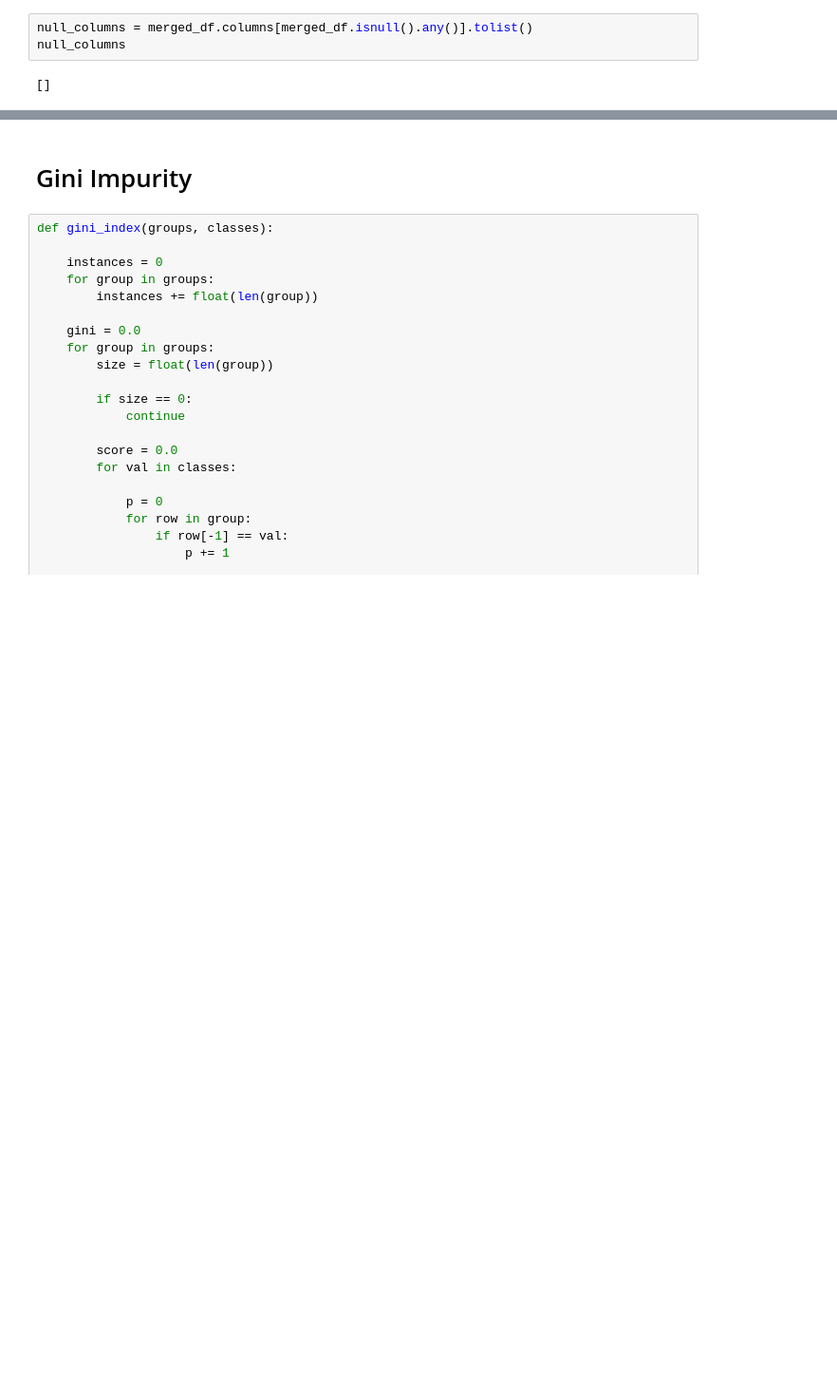
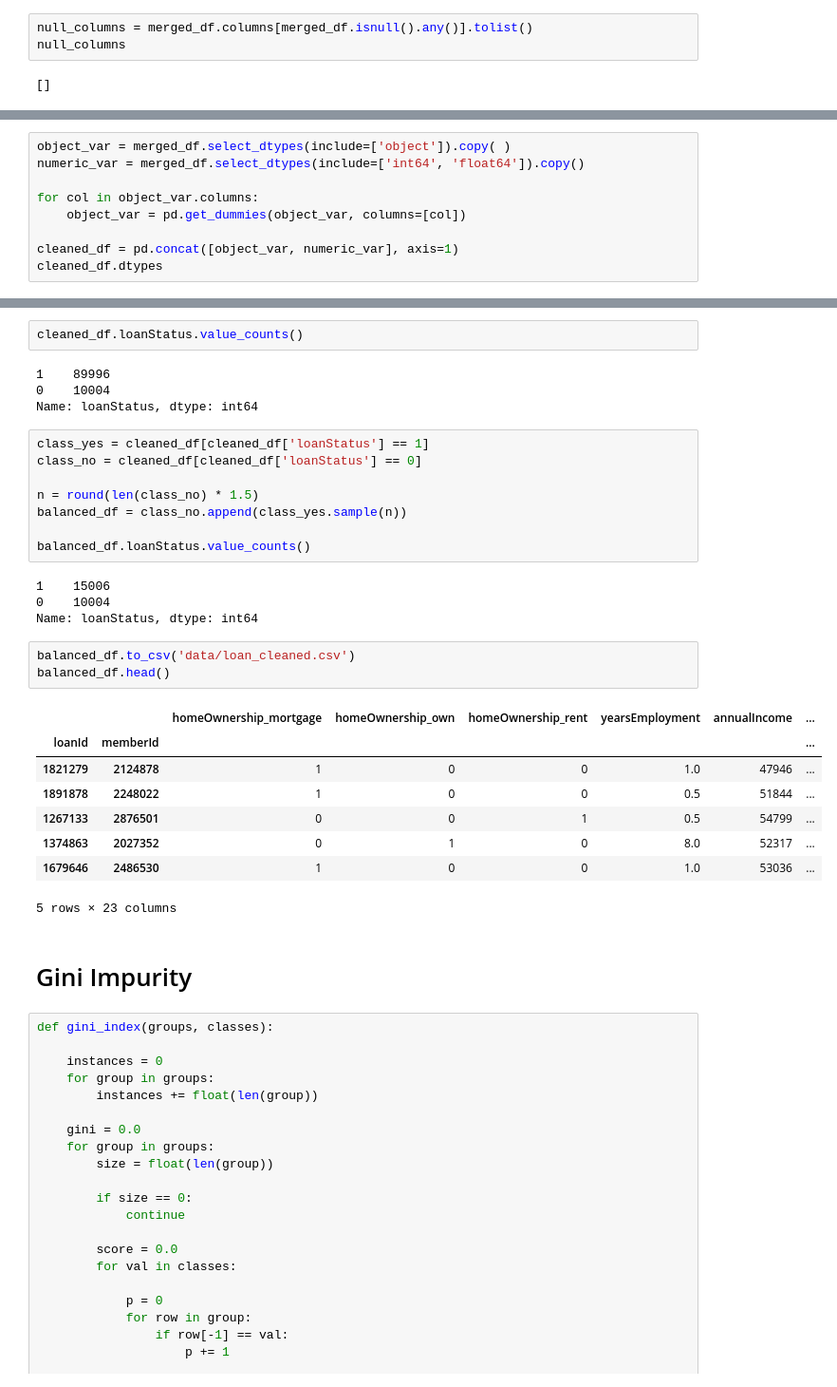
Before and after one commit to rifkiadrn/machine-learning, a Jupyter notebook: CART.ipynb, the cells around one changed output, grey strips where cells are left out. Shown: that part at 95% size. Cells and saved outputs as stored; diff of their text form; blank space fills up the shorter version.

Commit message:
trying to optimize data

```diff
--- a/CART.ipynb
+++ b/CART.ipynb
@@ -106,0 +108,9 @@ cleaned_df.head()
+# %%
+object_var = merged_df.select_dtypes(include=['object']).copy( )
+numeric_var = merged_df.select_dtypes(include=['int64', 'float64']).copy()
+
+for col in object_var.columns:
+    object_var = pd.get_dummies(object_var, columns=[col])
+
+cleaned_df = pd.concat([object_var, numeric_var], axis=1)
+cleaned_df.dtypes
@@ -107,3 +135,33 @@ cleaned_df.head()
+# %%
+cleaned_df.loanStatus.value_counts()
+# %% [output]
+1    89996
+0    10004
+Name: loanStatus, dtype: int64
+# %%
+class_yes = cleaned_df[cleaned_df['loanStatus'] == 1]
+class_no = cleaned_df[cleaned_df['loanStatus'] == 0]
+
+n = round(len(class_no) * 1.5)
+balanced_df = class_no.append(class_yes.sample(n))
+
+balanced_df.loanStatus.value_counts()
+# %% [output]
+1    15006
+0    10004
+Name: loanStatus, dtype: int64
+# %%
+balanced_df.to_csv('data/loan_cleaned.csv')
+balanced_df.head()
+# %% [output]
+|  |  | homeOwnership_mortgage | homeOwnership_own | homeOwnership_rent | yearsEmployment | annualIncome | ... |
+| loanId | memberId |  |  |  |  |  | ... |
+| 1821279 | 2124878 | 1 | 0 | 0 | 1.0 | 47946 | ... |
+| 1891878 | 2248022 | 1 | 0 | 0 | 0.5 | 51844 | ... |
+| 1267133 | 2876501 | 0 | 0 | 1 | 0.5 | 54799 | ... |
+| 1374863 | 2027352 | 0 | 1 | 0 | 8.0 | 52317 | ... |
+| 1679646 | 2486530 | 1 | 0 | 0 | 1.0 | 53036 | ... |
+5 rows × 23 columns
 # %% [markdown]
 # Gini Impurity
 # %%
```
Also changed, not shown: parts of 5 cells of this notebook, 3 other files.
